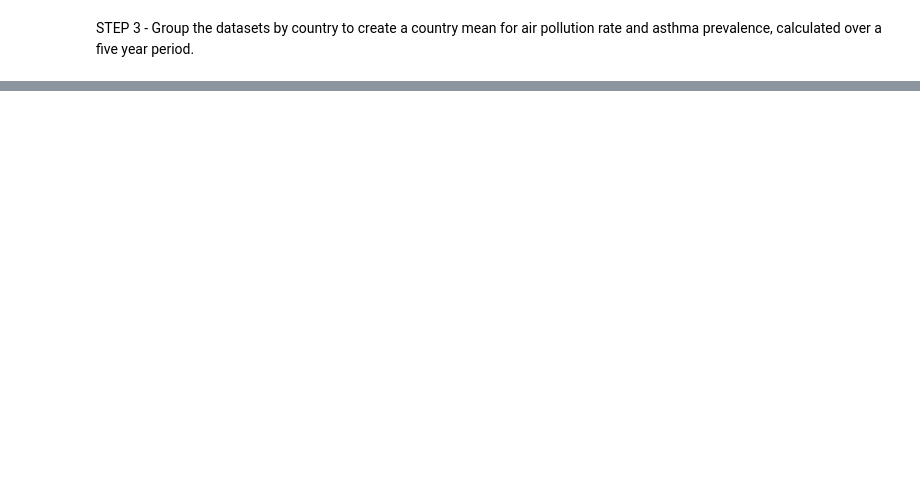
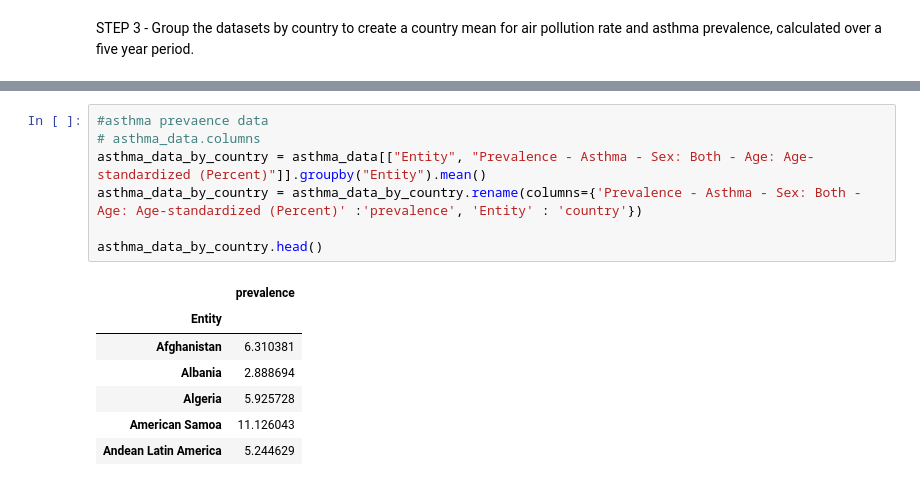
Before and after one commit to claret003/pythoncourse, a Jupyter notebook: Project.ipynb, the cells around one changed output, grey strips where cells are left out. Saved outputs shown, nothing was run; the diff lists cells and outputs as text; blank space fills up the shorter version.

```diff
--- a/Project.ipynb
+++ b/Project.ipynb
@@ -172,0 +182,15 @@ STEP 3 - Group the datasets by country to create a country mean for air pollutio
+# %%
+#asthma prevaence data
+# asthma_data.columns
+asthma_data_by_country = asthma_data[["Entity", "Prevalence - Asthma - Sex: Both - Age: Age-standardized (Percent)"]].groupby("Entity").mean()
+asthma_data_by_country = asthma_data_by_country.rename(columns={'Prevalence - Asthma - Sex: Both - Age: Age-standardized (Percent)' :'prevalence', 'Entity' : 'country'})
+
+asthma_data_by_country.head()
+# %% [output]
+|  | prevalence |
+| Entity |  |
+| Afghanistan | 6.310381 |
+| Albania | 2.888694 |
+| Algeria | 5.925728 |
+| American Samoa | 11.126043 |
+| Andean Latin America | 5.244629 |
```
Also changed, not shown: parts of 3 cells of this notebook.
